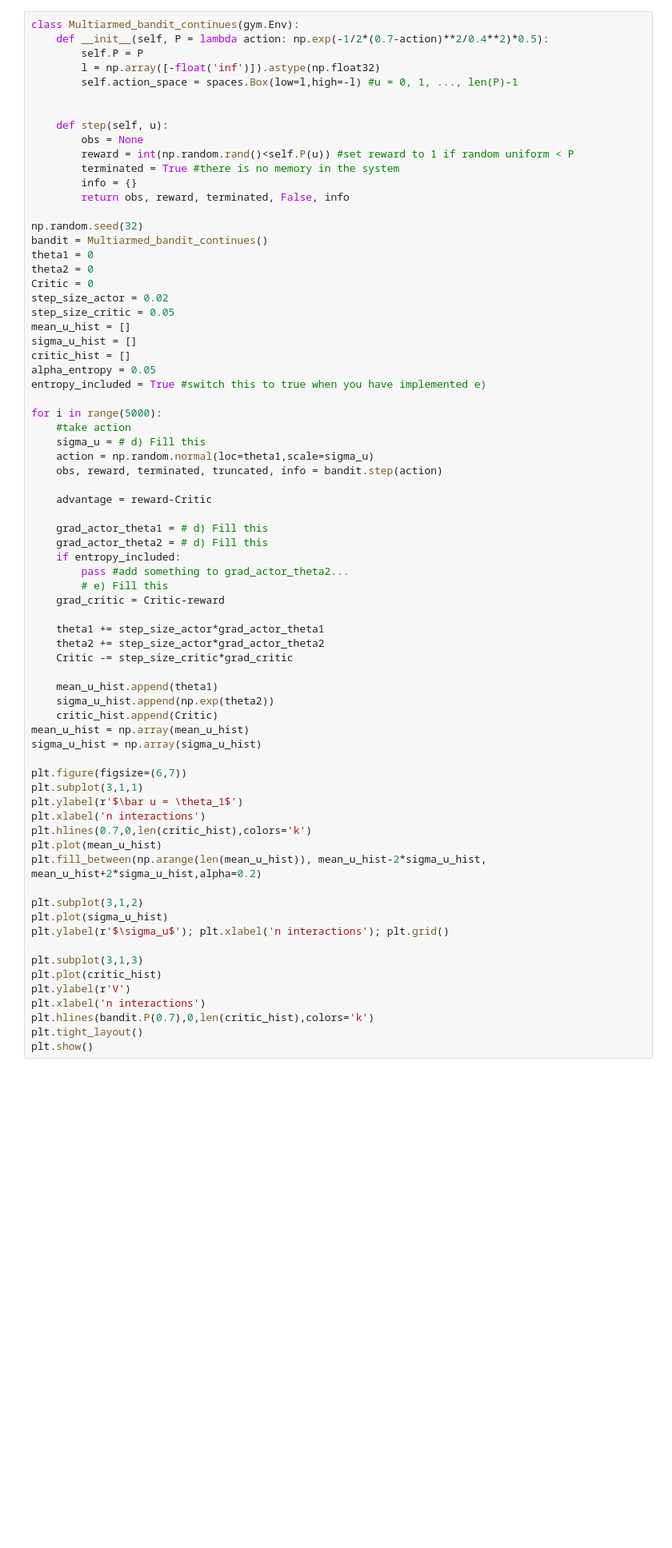
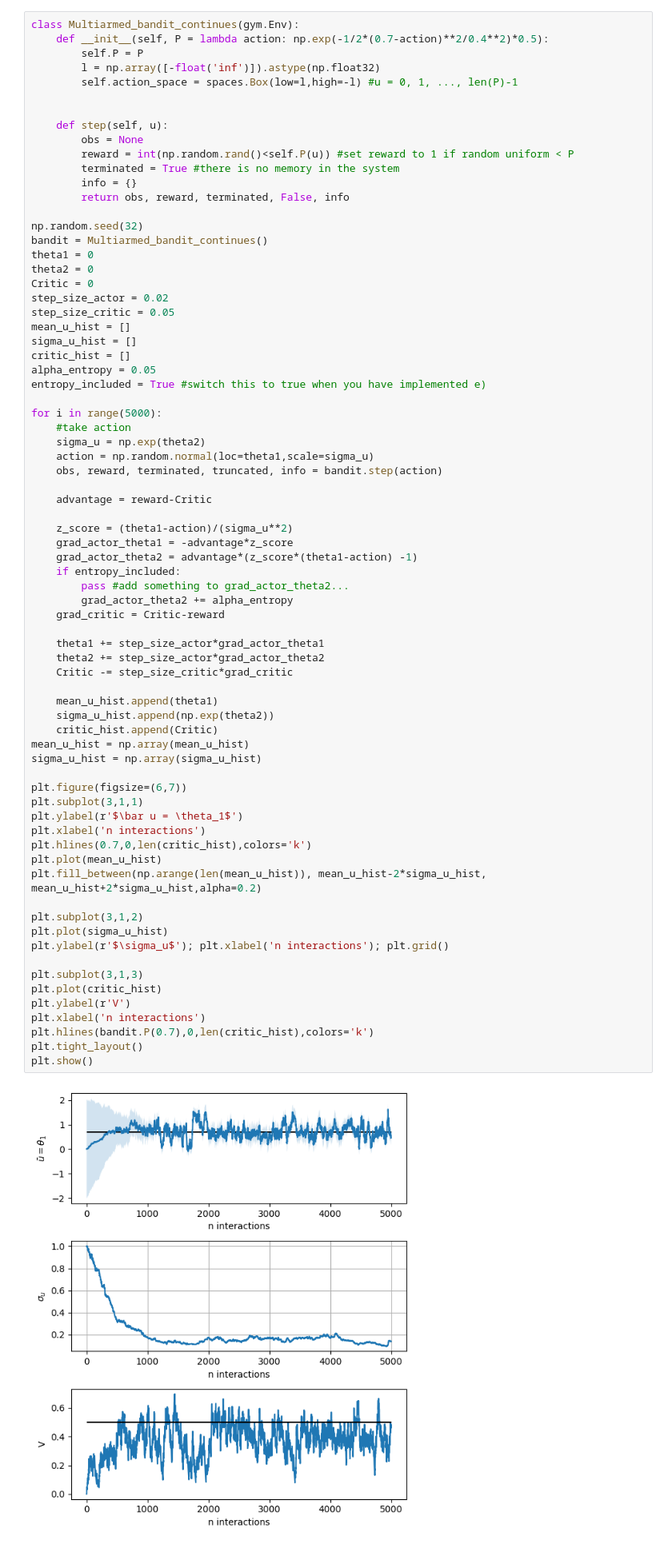
Before and after one commit to Nitin345614/ML4SC-Design-Assignment-G20, a Jupyter notebook: Exercise set L8 Actor-Critic methods.ipynb, the cells around one changed output. Shown at 80% size. Cells and saved outputs as stored; diff of their text form; blank space fills up the shorter version.

```diff
--- a/Exercise set L8 Actor-Critic methods.ipynb
+++ b/Exercise set L8 Actor-Critic methods.ipynb
@@ -449,48 +454,51 @@ entropy_included = True #switch this to true when you have implemented e)
 
 for i in range(5000):
     #take action
-    sigma_u = # d) Fill this
+    sigma_u = np.exp(theta2)
     action = np.random.normal(loc=theta1,scale=sigma_u)
     obs, reward, terminated, truncated, info = bandit.step(action)
 
     advantage = reward-Critic
 
-    grad_actor_theta1 = # d) Fill this
-    grad_actor_theta2 = # d) Fill this
+    z_score = (theta1-action)/(sigma_u**2)
+    grad_actor_theta1 = -advantage*z_score
+    grad_actor_theta2 = advantage*(z_score*(theta1-action) -1)
     if entropy_included:
         pass #add something to grad_actor_theta2...
-        # e) Fill this
+        grad_actor_theta2 += alpha_entropy
     grad_critic = Critic-reward
 
     theta1 += step_size_actor*grad_actor_theta1
     theta2 += step_size_actor*grad_actor_theta2
     Critic -= step_size_critic*grad_critic
 
     mean_u_hist.append(theta1)
     sigma_u_hist.append(np.exp(theta2))
     critic_hist.append(Critic)
 mean_u_hist = np.array(mean_u_hist)
 sigma_u_hist = np.array(sigma_u_hist)
 
 plt.figure(figsize=(6,7))
 plt.subplot(3,1,1)
 plt.ylabel(r'$\bar u = \theta_1$')
 plt.xlabel('n interactions')
 plt.hlines(0.7,0,len(critic_hist),colors='k')
 plt.plot(mean_u_hist)
 plt.fill_between(np.arange(len(mean_u_hist)), mean_u_hist-2*sigma_u_hist, mean_u_hist+2*sigma_u_hist,alpha=0.2)
 
 plt.subplot(3,1,2)
 plt.plot(sigma_u_hist)
 plt.ylabel(r'$\sigma_u$'); plt.xlabel('n interactions'); plt.grid()
 
 plt.subplot(3,1,3)
 plt.plot(critic_hist)
 plt.ylabel(r'V')
 plt.xlabel('n interactions')
 plt.hlines(bandit.P(0.7),0,len(critic_hist),colors='k')
 plt.tight_layout()
 plt.show()
+# %% [output]
+[figure, added]
 # %% [markdown]
 ## Exercise 4: Actor-Critic Neural Networks
 
```
Also changed, not shown: parts of 7 cells of this notebook, 4 other files.
